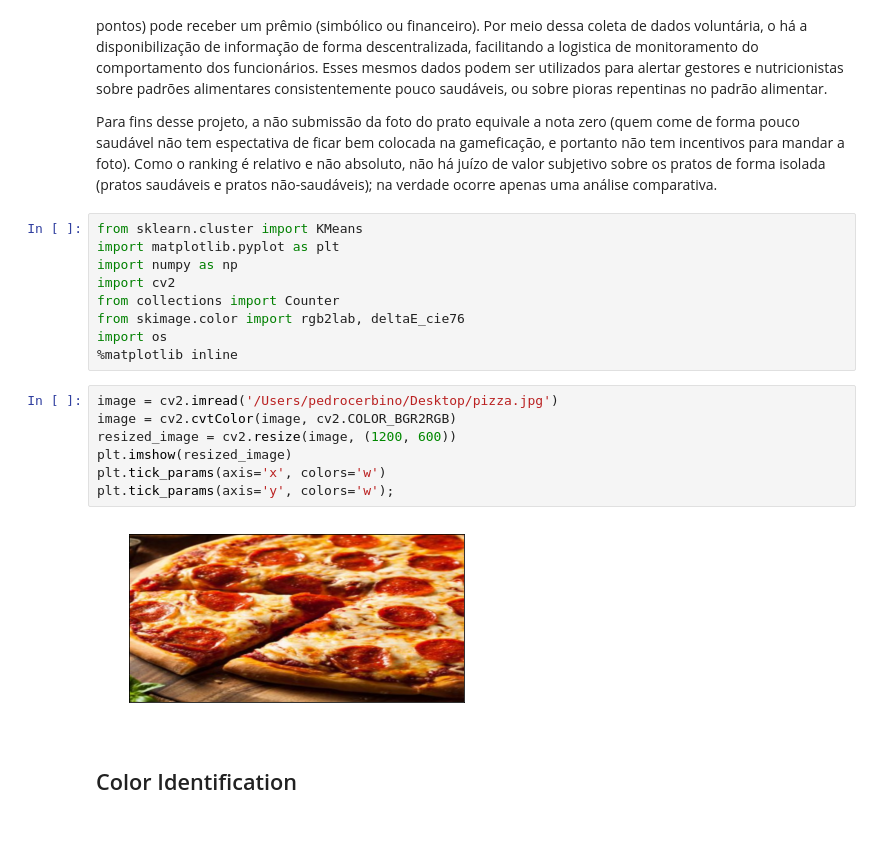
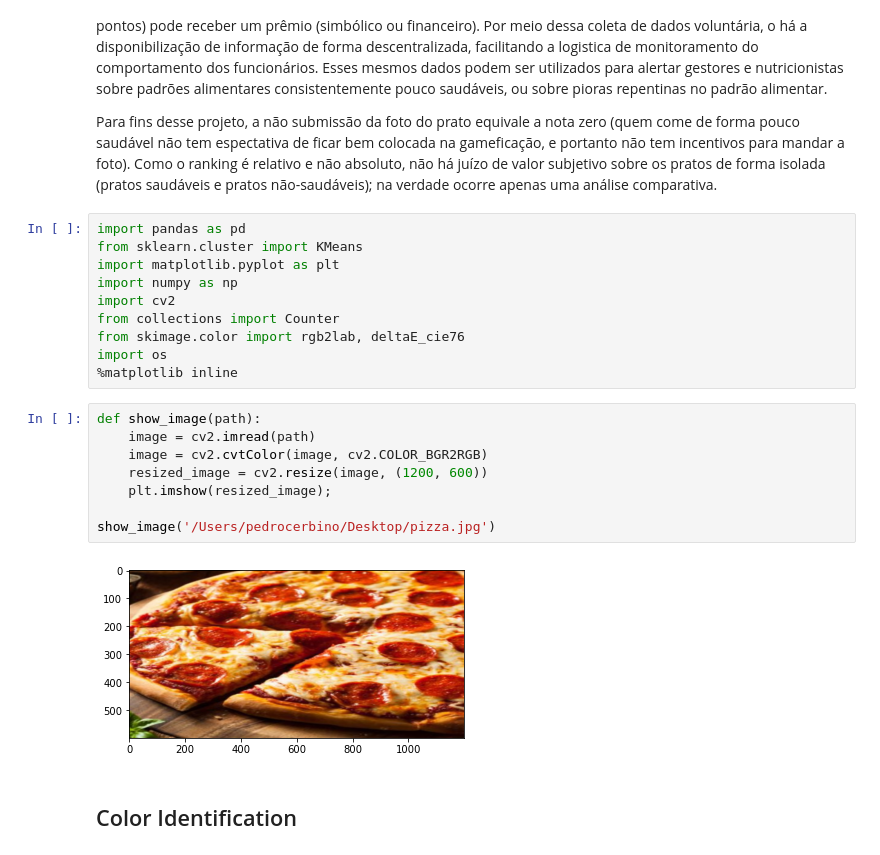
Before and after one commit to danielnrocha/Hackathon_Rio, a Jupyter notebook: Projeto Petrobrás Saúde.ipynb, the cells around one changed output. Drawn from its saved outputs; the diff is of its cells as text.

```diff
--- a/Projeto Petrobrás Saúde.ipynb
+++ b/Projeto Petrobrás Saúde.ipynb
@@ -13,6 +13,7 @@ Após um determinado período de tempo, a equipe com mais pontos (ou com maior c
 
 Para fins desse projeto, a não submissão da foto do prato equivale a nota zero (quem come de forma pouco saudável não tem espectativa de ficar bem colocada na gameficação, e portanto não tem incentivos para mandar a foto). Como o ranking é relativo e não absoluto, não há juízo de valor subjetivo sobre os pratos de forma isolada (pratos saudáveis e pratos não-saudáveis); na verdade ocorre apenas uma análise comparativa.
 # %%
+import pandas as pd
 from sklearn.cluster import KMeans
 import matplotlib.pyplot as plt
 import numpy as np
@@ -22,14 +23,15 @@ from skimage.color import rgb2lab, deltaE_cie76
 import os
 %matplotlib inline
 # %%
-image = cv2.imread('/Users/pedrocerbino/Desktop/pizza.jpg')
-image = cv2.cvtColor(image, cv2.COLOR_BGR2RGB)
-resized_image = cv2.resize(image, (1200, 600))
-plt.imshow(resized_image)
-plt.tick_params(axis='x', colors='w')
-plt.tick_params(axis='y', colors='w');
+def show_image(path):
+    image = cv2.imread(path)
+    image = cv2.cvtColor(image, cv2.COLOR_BGR2RGB)
+    resized_image = cv2.resize(image, (1200, 600))
+    plt.imshow(resized_image);
+
+show_image('/Users/pedrocerbino/Desktop/pizza.jpg')
 # %% [output]
-[figure, old version]
+[figure, new version]
 # %% [markdown]
 ## Color Identification
 # %%
```
Also changed, not shown: parts of 16 cells of this notebook, 1 other file.
